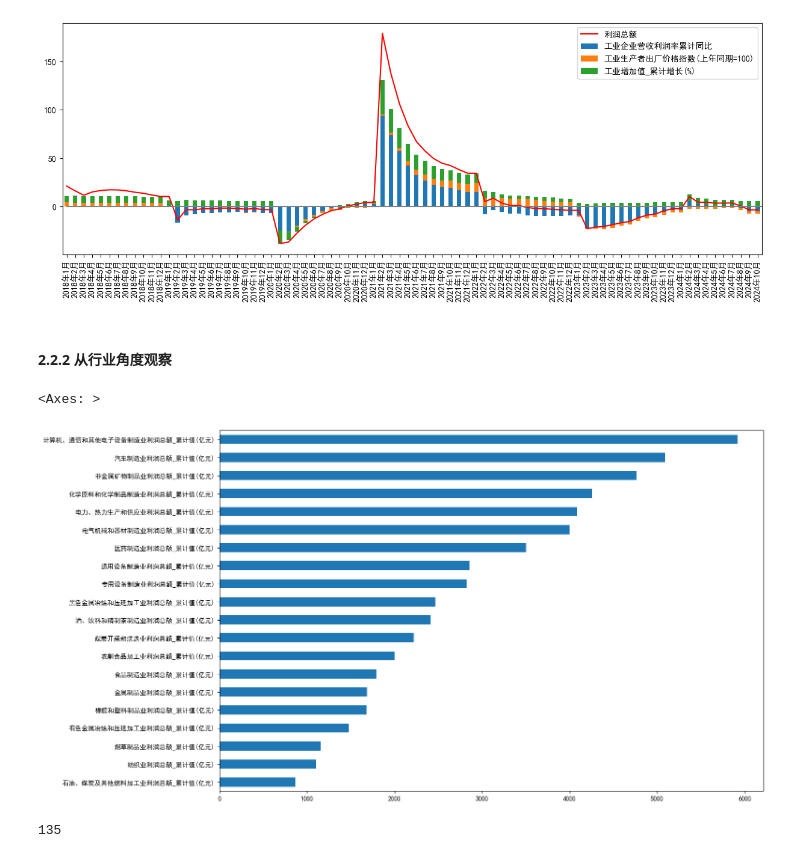
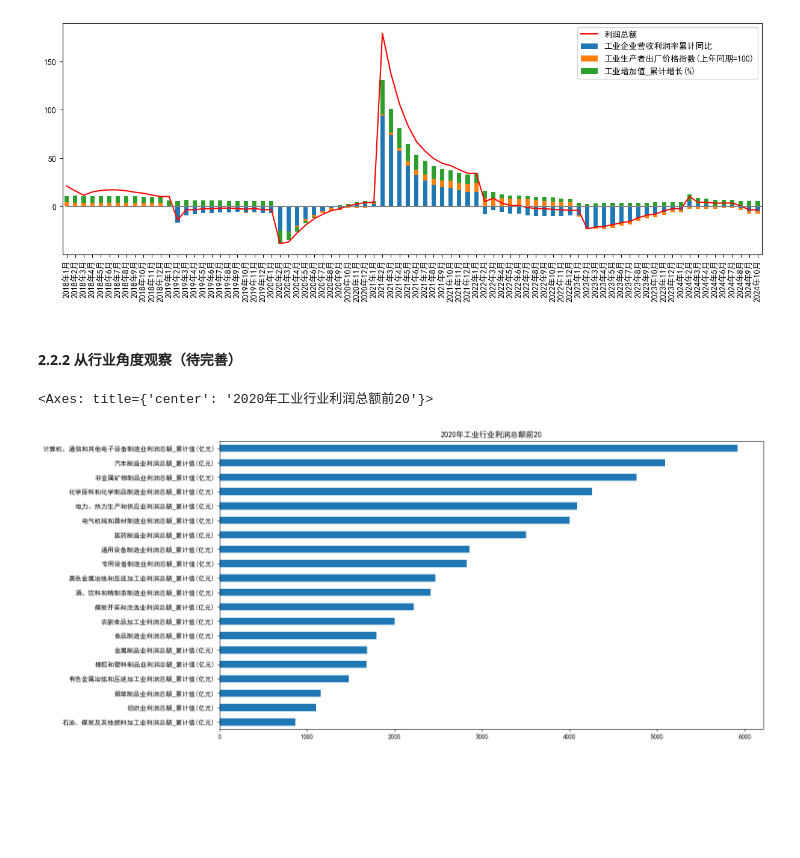
Before and after one commit to kampfer/various-data, a Jupyter notebook: src/researches/jupyter/宏观经济数据分析手册/工业企业财务数据.ipynb, the cells around one changed output. Drawn from its saved outputs; the diff is of its cells as text; code cells hidden in the pictures; blank space fills up the shorter version.

```diff
--- a/src/researches/jupyter/宏观经济数据分析手册/工业企业财务数据.ipynb
+++ b/src/researches/jupyter/宏观经济数据分析手册/工业企业财务数据.ipynb
@@ -124,23 +124,25 @@ plt.legend()
 <matplotlib.legend.Legend at 0x...>
 [figure]
 # %% [markdown]
-#### 2.2.2 从行业角度观察
+#### 2.2.2 从行业角度观察（待完善）
+# %%
+import hy
+
+industryHy = hy.getIndustryHYCode()
+industryHy40 = []
+for (code, name) in industryHy:
+    if len(code) == 2:
+        industryHy40.append((code, name))
 # %%
-import hy
-
 values = []
 index = []
-industryHy = hy.getIndustryHYCode()
-for (code, name) in industryHy:
-    if len(code) == 2:
-        values.append(profitByCategoriesDf.loc["2020年12月"][f"{name}利润总额_累计值(亿元)"])
-        index.append(f"{name}利润总额_累计值(亿元)")
+for code, name in industryHy40:
+    values.append(
+        profitByCategoriesDf.loc["2020年12月"][f"{name}利润总额_累计值(亿元)"]
+    )
+    index.append(f"{name}利润总额_累计值(亿元)")
 s = pd.Series(values, index=index).sort_values(ascending=True)
-s.iloc[-20:].plot.barh(figsize=(15,10))
+s.iloc[-20:].plot.barh(figsize=(15, 8), title="2020年工业行业利润总额前20")
 # %% [output]
-<Axes: >
+<Axes: title={'center': '2020年工业行业利润总额前20'}>
-[figure, old version]
+[figure, new version]
-# %%
-len(profitByCategoriesDf.columns)
-# %% [output]
-135
```
Also changed, not shown: parts of 3 cells of this notebook, 1 other file.
